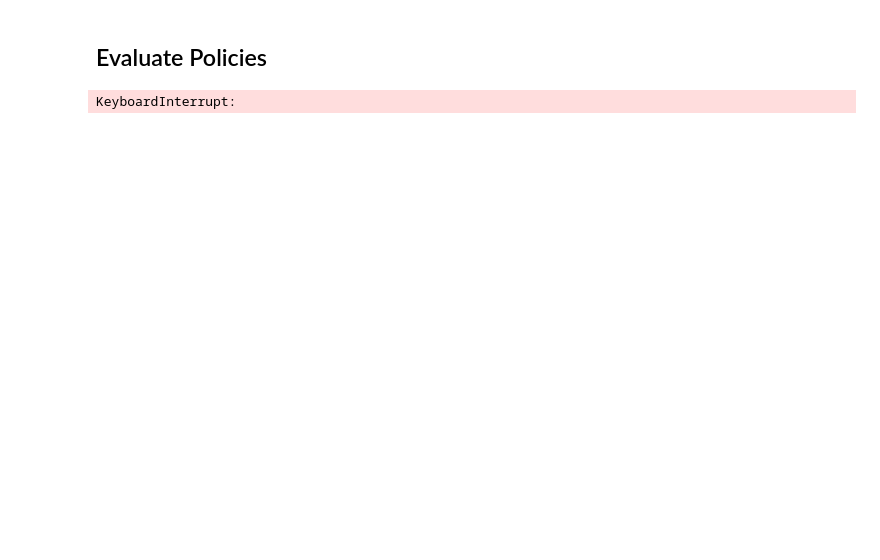
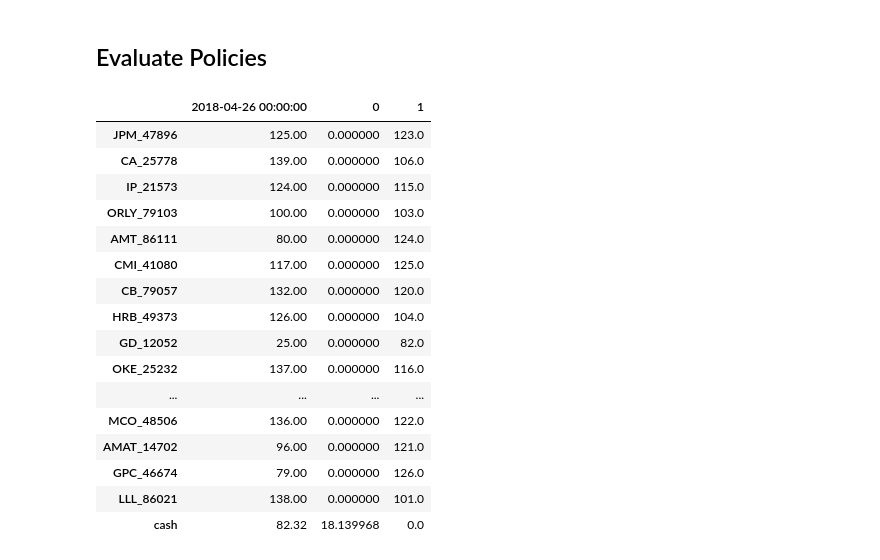
Before and after one commit to upadhyan/Portfolio-Changeover-Optimization, a Jupyter notebook: main.ipynb, the cells around one changed output. Drawn from its saved outputs; the diff is of its cells as text; code cells hidden in the pictures; blank space fills up the shorter version.

```diff
--- a/main.ipynb
+++ b/main.ipynb
@@ -35,7 +79,5 @@ exp = experiments[0]
 # %% [markdown]
 ## Evaluate Policies
 # %%
-multi_sim = MultiSimRunner(experiments, ["Naive", "DayTrading"])
-multi_sim.run(save_file="naive_vs_daytrading.csv")
+multi_sim = MultiSimRunner('experiments', [NAIVE, DAY_TRADING, DIRECTIONAL_TRADING], trim = 141 + 70)
+multi_sim.run(save_file="naive_vs_daytrading_vs_directional2.csv")
-# %% [output]
-KeyboardInterrupt:
@@ -43,0 +89,21 @@ multi_sim.get_results()
+# %%
+df = pd.concat([exp.initial_portfolio, simulator.current_portfolio, exp.final_portfolio], axis=1)
+df
+# %% [output]
+|  | 2018-04-26 00:00:00 | 0 | 1 |
+| JPM_47896 | 125.00 | 0.000000 | 123.0 |
+| CA_25778 | 139.00 | 0.000000 | 106.0 |
+| IP_21573 | 124.00 | 0.000000 | 115.0 |
+| ORLY_79103 | 100.00 | 0.000000 | 103.0 |
+| AMT_86111 | 80.00 | 0.000000 | 124.0 |
+| CMI_41080 | 117.00 | 0.000000 | 125.0 |
+| CB_79057 | 132.00 | 0.000000 | 120.0 |
+| HRB_49373 | 126.00 | 0.000000 | 104.0 |
+| GD_12052 | 25.00 | 0.000000 | 82.0 |
+| OKE_25232 | 137.00 | 0.000000 | 116.0 |
+| ... | ... | ... | ... |
+| MCO_48506 | 136.00 | 0.000000 | 122.0 |
+| AMAT_14702 | 96.00 | 0.000000 | 121.0 |
+| GPC_46674 | 79.00 | 0.000000 | 126.0 |
+| LLL_86021 | 138.00 | 0.000000 | 101.0 |
+| cash | 82.32 | 18.139968 | 0.0 |
```
Also changed, not shown: parts of 10 cells of this notebook, 7 other files.
